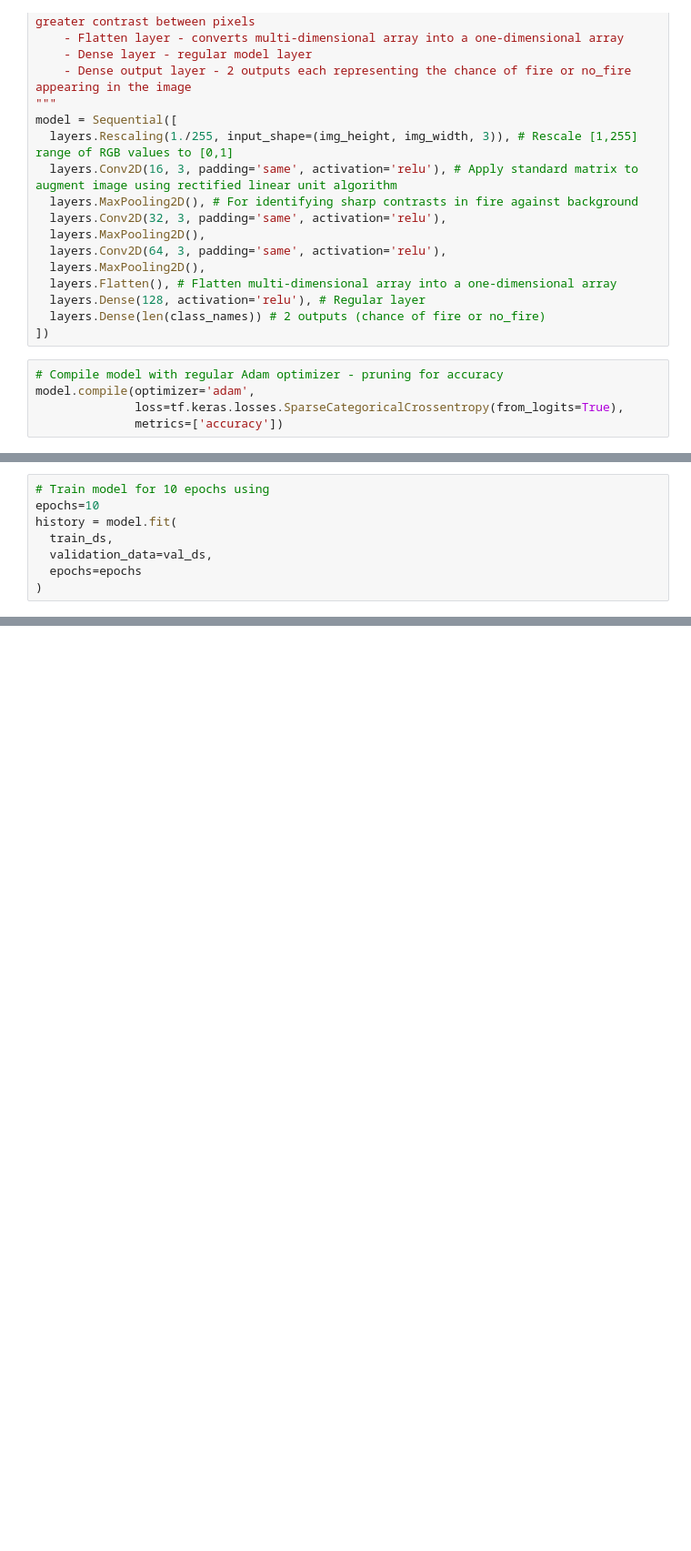
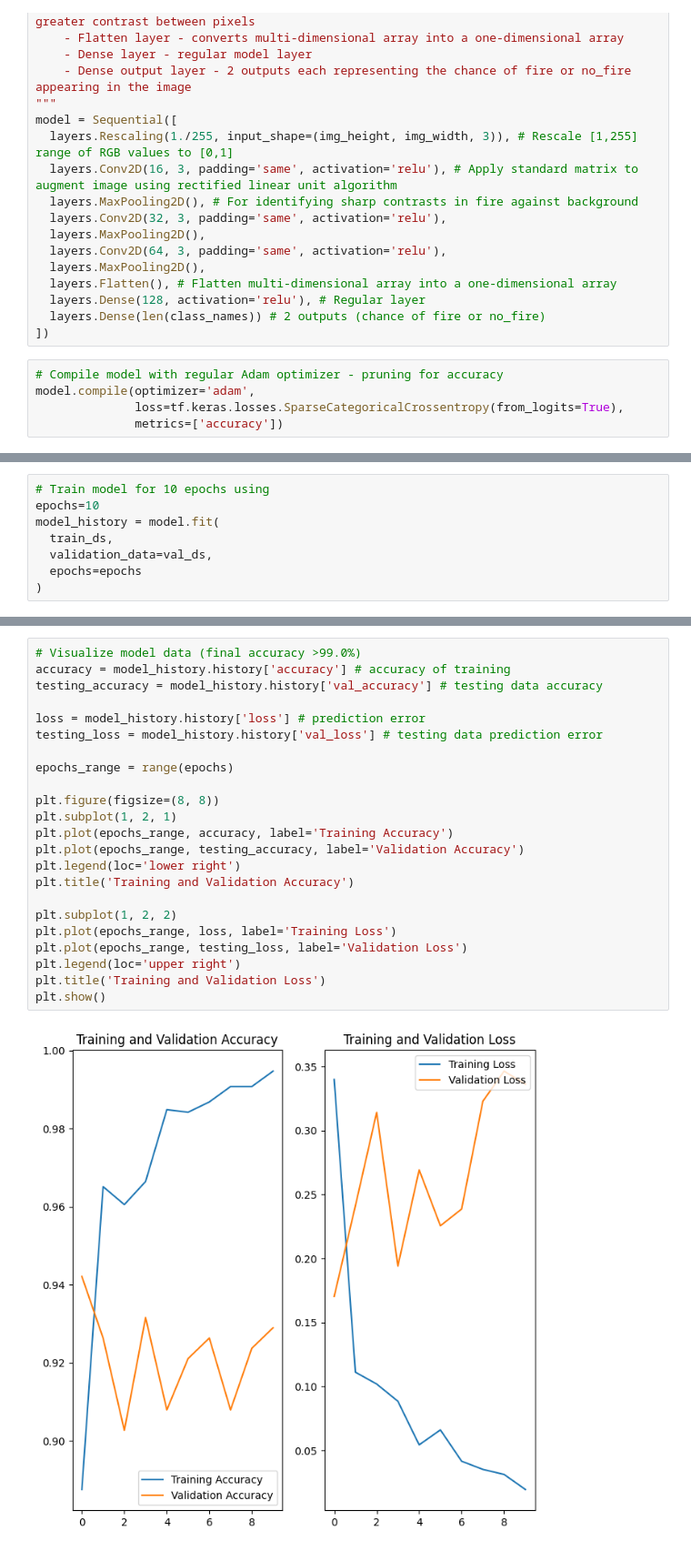
Before and after one commit to sashamrobinson/Firewatch, a Jupyter notebook: ForestFireImagePredictiveModel.ipynb, the cells around one changed output, grey strips where cells are left out. Shown at 91% size. Cells and saved outputs as stored; diff of their text form; blank space fills up the shorter version.

Commit message:
Added data visualizations for model - model is accurate on current training set, but likely overfitting

```diff
--- a/ForestFireImagePredictiveModel.ipynb
+++ b/ForestFireImagePredictiveModel.ipynb
@@ -124,7 +124,7 @@ _________________________________________________________________
 # %%
 # Train model for 10 epochs using
 epochs=10
-history = model.fit(
+model_history = model.fit(
   train_ds,
   validation_data=val_ds,
   epochs=epochs
@@ -152,0 +153,25 @@ Epoch 10/10
+# %%
+# Visualize model data (final accuracy >99.0%)
+accuracy = model_history.history['accuracy'] # accuracy of training
+testing_accuracy = model_history.history['val_accuracy'] # testing data accuracy
+
+loss = model_history.history['loss'] # prediction error
+testing_loss = model_history.history['val_loss'] # testing data prediction error
+
+epochs_range = range(epochs)
+
+plt.figure(figsize=(8, 8))
+plt.subplot(1, 2, 1)
+plt.plot(epochs_range, accuracy, label='Training Accuracy')
+plt.plot(epochs_range, testing_accuracy, label='Validation Accuracy')
+plt.legend(loc='lower right')
+plt.title('Training and Validation Accuracy')
+
+plt.subplot(1, 2, 2)
+plt.plot(epochs_range, loss, label='Training Loss')
+plt.plot(epochs_range, testing_loss, label='Validation Loss')
+plt.legend(loc='upper right')
+plt.title('Training and Validation Loss')
+plt.show()
+# %% [output]
+[figure, added]
```
Also changed, not shown: parts of 3 cells of this notebook.
